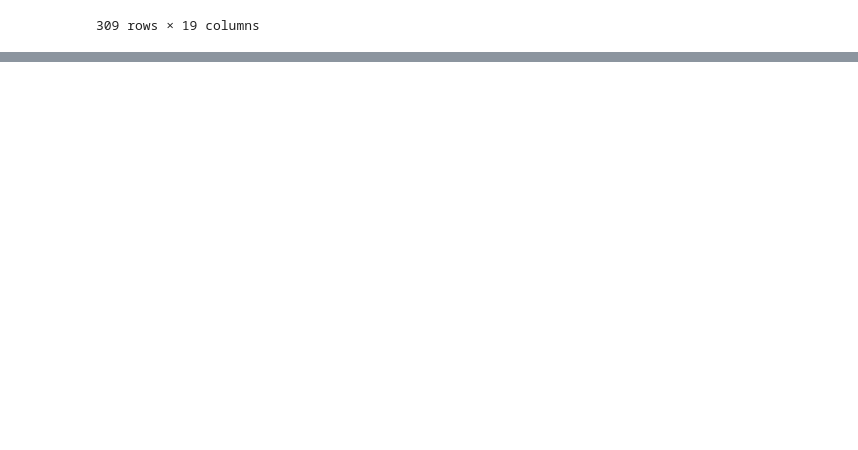
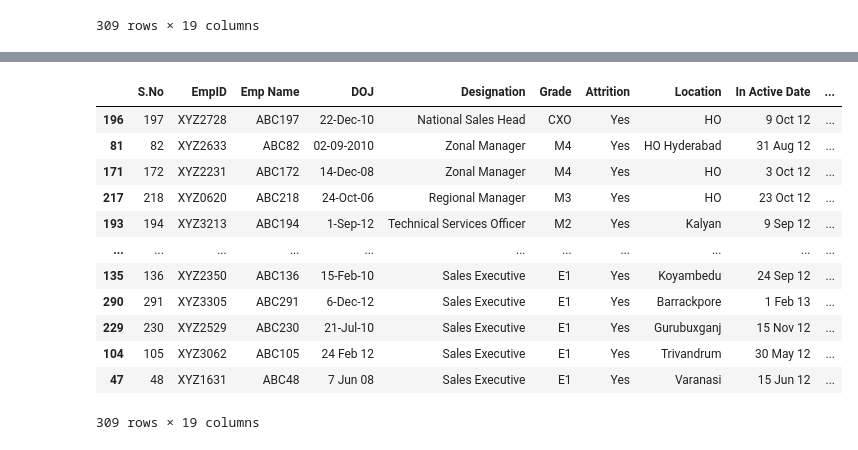
Before and after one commit to SayanD95/Summer-School-2023, a Jupyter notebook: Task_1/Task1.ipynb, the cells around one changed output, grey strips where cells are left out. Cells and saved outputs as stored; diff of their text form; code cells hidden in the pictures; blank space fills up the shorter version.

```diff
--- a/Task_1/Task1.ipynb
+++ b/Task_1/Task1.ipynb
@@ -58,0 +96,18 @@ df_age
+# %%
+df_Tenure_male = df_male.sort_values(["Tenure"], ascending = False) #sorts all data based on Age values, in ascending order.
+df_test = df_Tenure_male.sort_values(["Monthly Income"], ascending = False)
+df_test
+# %% [output]
+|  | S.No | EmpID | Emp Name | DOJ | Designation | Grade | Attrition | Location | In Active Date | ... |
+| 196 | 197 | XYZ2728 | ABC197 | 22-Dec-10 | National Sales Head | CXO | Yes | HO | 9 Oct 12 | ... |
+| 81 | 82 | XYZ2633 | ABC82 | 02-09-2010 | Zonal Manager | M4 | Yes | HO Hyderabad | 31 Aug 12 | ... |
+| 171 | 172 | XYZ2231 | ABC172 | 14-Dec-08 | Zonal Manager | M4 | Yes | HO | 3 Oct 12 | ... |
+| 217 | 218 | XYZ0620 | ABC218 | 24-Oct-06 | Regional Manager | M3 | Yes | HO | 23 Oct 12 | ... |
+| 193 | 194 | XYZ3213 | ABC194 | 1-Sep-12 | Technical Services Officer | M2 | Yes | Kalyan | 9 Sep 12 | ... |
+| ... | ... | ... | ... | ... | ... | ... | ... | ... | ... | ... |
+| 135 | 136 | XYZ2350 | ABC136 | 15-Feb-10 | Sales Executive | E1 | Yes | Koyambedu | 24 Sep 12 | ... |
+| 290 | 291 | XYZ3305 | ABC291 | 6-Dec-12 | Sales Executive | E1 | Yes | Barrackpore | 1 Feb 13 | ... |
+| 229 | 230 | XYZ2529 | ABC230 | 21-Jul-10 | Sales Executive | E1 | Yes | Gurubuxganj | 15 Nov 12 | ... |
+| 104 | 105 | XYZ3062 | ABC105 | 24 Feb 12 | Sales Executive | E1 | Yes | Trivandrum | 30 May 12 | ... |
+| 47 | 48 | XYZ1631 | ABC48 | 7 Jun 08 | Sales Executive | E1 | Yes | Varanasi | 15 Jun 12 | ... |
+309 rows × 19 columns
```
Also changed, not shown: parts of 11 cells of this notebook.
